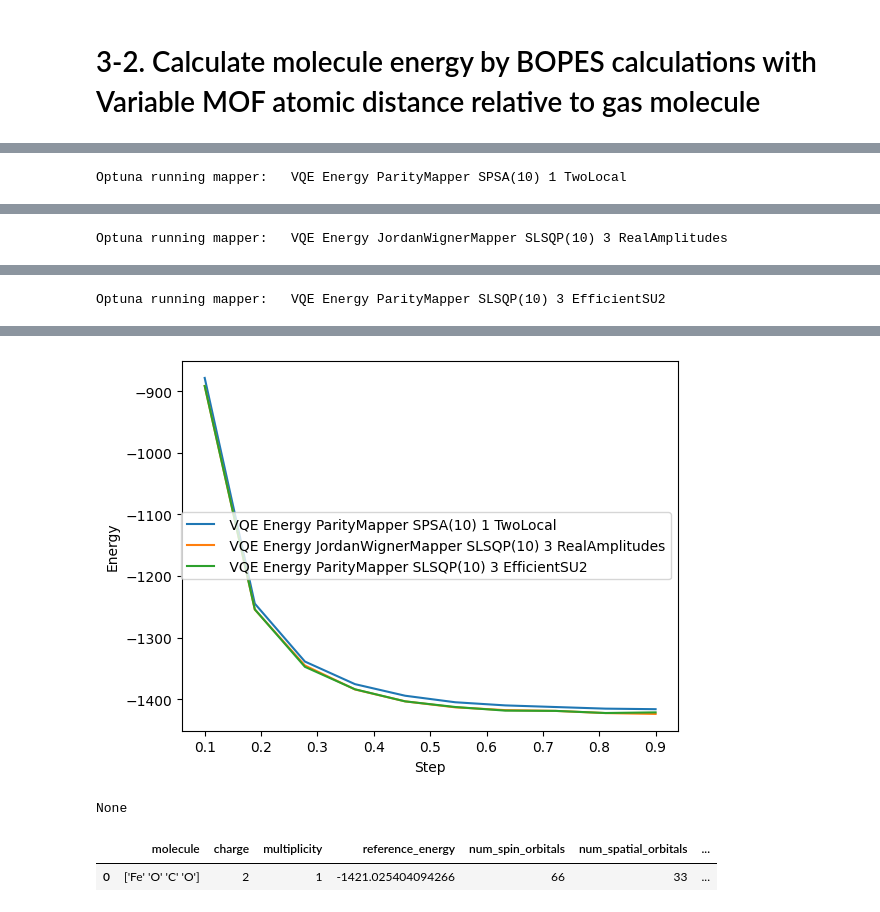
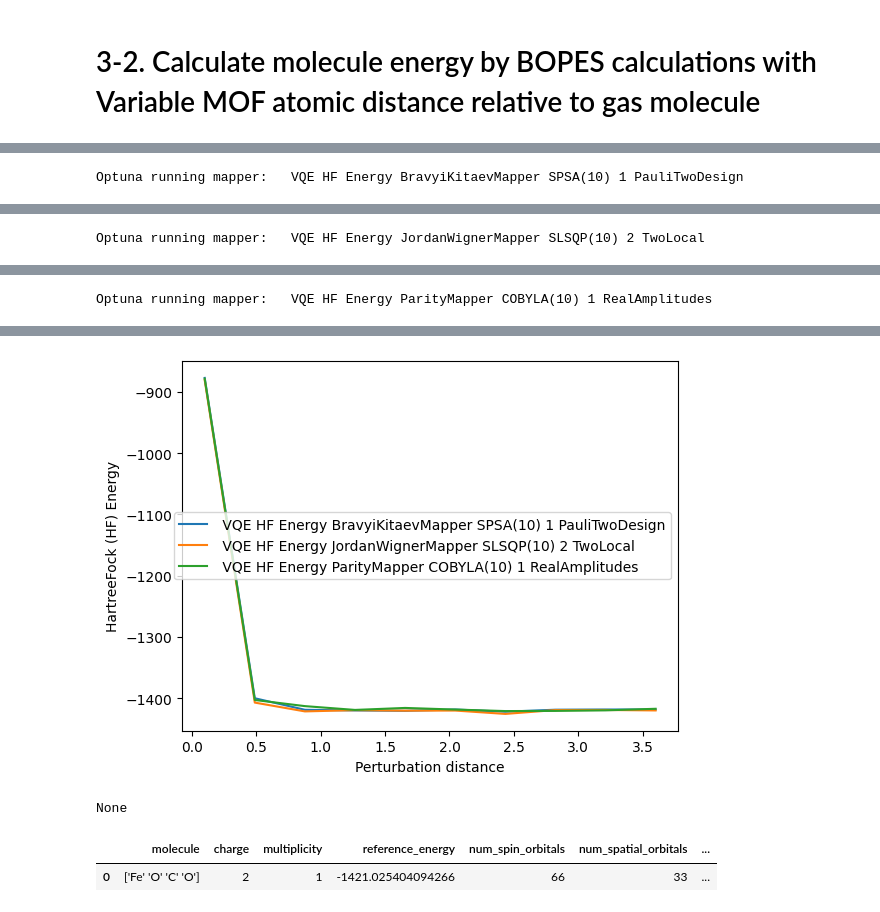
Before and after one commit to buttercutter/quantum-climate-challenge-2023, a Jupyter notebook: notebooks/deloitte_2023_quantux.ipynb, the cells around one changed output, grey strips where cells are left out. Drawn from its saved outputs; the diff is of its cells as text; code cells hidden in the pictures.

Commit message:
Optuna comparison chart added
Added comparison between ansatz, mapper, optimizer, repetition and iterations.

```diff
--- a/notebooks/deloitte_2023_quantux.ipynb
+++ b/notebooks/deloitte_2023_quantux.ipynb
@@ -1235,21 +1235,26 @@ optuna_energies = []
 optuna_labels = []
 
 def objective(trial): # To be replaced by returning min of get_a_molecule_bopes function
-    molecule, hyperparameter = create_optuna(molecule_name='Fe2_CO2',multiplicity=1,charge=2,masses=[56, 1, 16, 1],
-                       atom_pair = (0,1), freeze_remove=range(13,30), run_real = False,
-                       perturbation_steps = np.linspace(0.3, 3.6, 500), optimizer = 'COBYLA');
-
     training_param_search_space = get_search_space(trial, dict_search_space)
-    solver_type = 'vqe_simulator_noisy_0_0'
+    # Variable Optuna parameters
     mapper = training_param_search_space['sp_qubit_mapper']['qm_mapper']
     optimizer = training_param_search_space['sp_optimizer']['qm_optimizer']
-    iterations = 10 #training_param_search_space['sp_iteration']['maxiter']
     repetitions = training_param_search_space['sp_ansatz']['reps']
     initial_circuit = training_param_search_space['sp_ansatz']['initial_circuit']
+    # Static parameters
+    solver_type = 'vqe_simulator_noisy_0_0'
+    iterations = 10 #training_param_search_space['sp_iteration']['maxiter']
+    perturbation_steps = np.linspace(0.1, 3.6, 10)
+    freeze_remove=range(13,30)
+
+    molecule, hyperparameter = create_optuna(molecule_name='Fe2_CO2',multiplicity=1,charge=2,masses=[56, 1, 16, 1],
+                       atom_pair = (0,1), freeze_remove=freeze_remove, run_real = False,
+                       perturbation_steps = perturbation_steps, optimizer = optimizer);
+    # Override generated parameters
     hyperparameter['iterations'] = iterations
     hyperparameter['reps'] = repetitions
     hyperparameter['initial_circuit'] = initial_circuit
-    label = f" VQE Energy {mapper} {optimizer}({iterations}) {repetitions} {initial_circuit}"
+    label = f" VQE HF Energy {mapper} {optimizer}({iterations}) {repetitions} {initial_circuit}"
 
     print("Optuna running mapper: ", label)
     perturb_steps, energy_lst = get_a_molecule_bopes(input_value = molecule, hyperparam = hyperparameter, input_type = 'molecule',
@@ -1257,7 +1262,7 @@ def objective(trial): # To be replaced by returning min of get_a_molecule_bopes
                                          basis = 'sto3g',
                                          mapper_type = mapper,
                                          solver_type = solver_type, method = 'gses',
-                                         perturbation_steps = np.linspace(0.1, 0.9, 10), #training_param_search_space['sp_qnspsa']['perturbation'],
+                                         perturbation_steps = perturbation_steps,
                                          optimizer = optimizer, display_report = False, seed = _SEED)
     optuna_steps.append(perturb_steps)
     optuna_energies.append(energy_lst)
@@ -1269,8 +1274,8 @@ study.optimize(objective, n_trials=3, callbacks=[early_stopping], timeout=3600)
 
 for i, step in enumerate(optuna_steps):
     plt.plot(step, optuna_energies[i], label=optuna_labels[i])
-plt.xlabel('Step')
-plt.ylabel('Energy')
+plt.xlabel('Perturbation distance')
+plt.ylabel('HartreeFock (HF) Energy')
 plt.legend()
 display(plt.show())
 # %% [output]
@@ -1278 +1283 @@ display(plt.show())
-Optuna running mapper:   VQE Energy ParityMapper SPSA(10) 1 TwoLocal
+Optuna running mapper:   VQE HF Energy BravyiKitaevMapper SPSA(10) 1 PauliTwoDesign
@@ -1280 +1285 @@ Optuna running mapper:   VQE Energy ParityMapper SPSA(10) 1 TwoLocal
-Optuna running mapper:   VQE Energy JordanWignerMapper SLSQP(10) 3 RealAmplitudes
+Optuna running mapper:   VQE HF Energy JordanWignerMapper SLSQP(10) 2 TwoLocal
@@ -1282 +1287 @@ Optuna running mapper:   VQE Energy JordanWignerMapper SLSQP(10) 3 RealAmplitude
-Optuna running mapper:   VQE Energy ParityMapper SLSQP(10) 3 EfficientSU2
+Optuna running mapper:   VQE HF Energy ParityMapper COBYLA(10) 1 RealAmplitudes
@@ -1284,4 +1289,4 @@ Optuna running mapper:   VQE Energy ParityMapper SLSQP(10) 3 EfficientSU2
-[figure, old version]
+[figure, new version]
 None
 # %%
 run_VQE_BOPES_Energies(molecule_name='Fe2_CO2',multiplicity=1,charge=2,masses=[56, 1, 16, 1],
```
Also changed, not shown: parts of 2 cells of this notebook.
